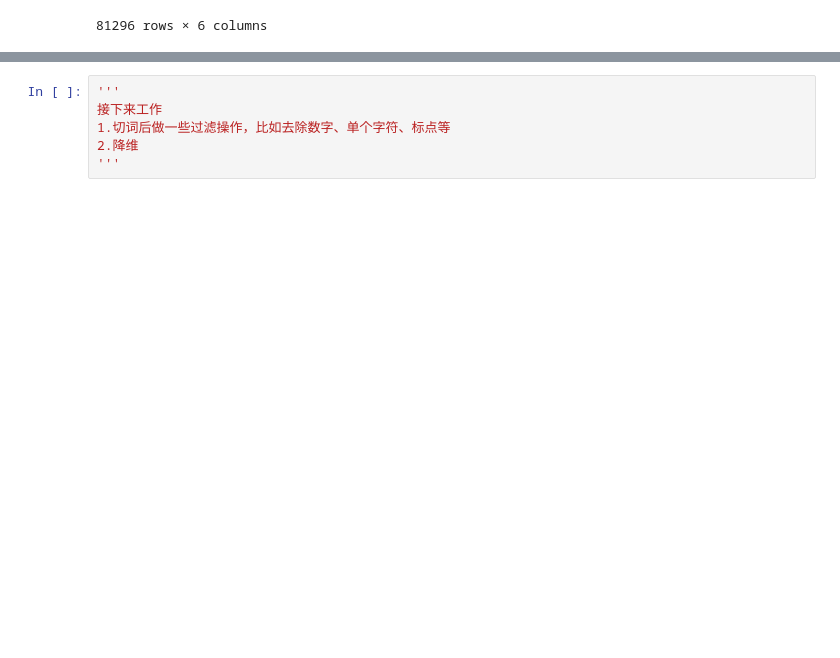
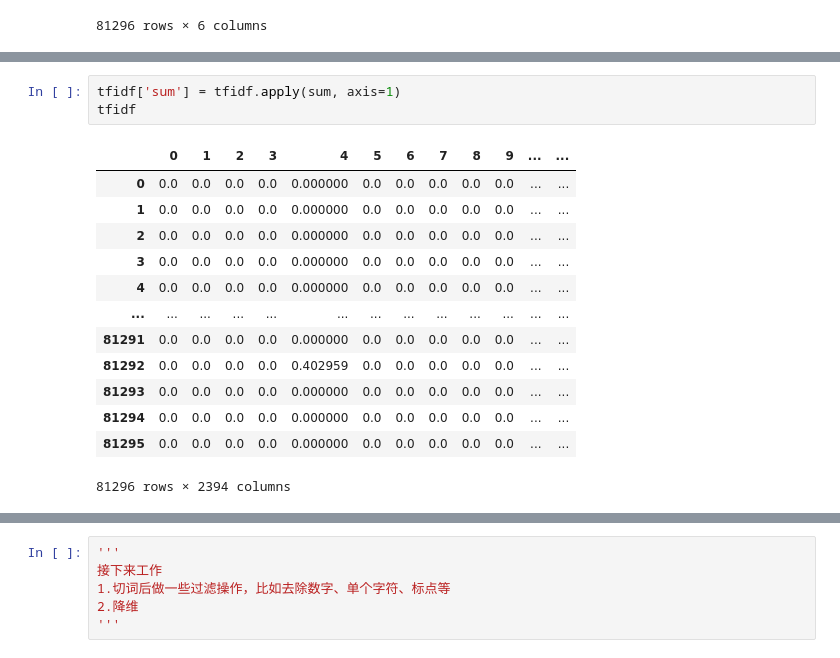
Before and after one commit to slowisfast2030/golden_data, a Jupyter notebook: feature_tfidf.ipynb, the cells around one changed output, grey strips where cells are left out. Saved outputs shown, nothing was run; the diff lists cells and outputs as text; blank space fills up the shorter version.

```diff
--- a/feature_tfidf.ipynb
+++ b/feature_tfidf.ipynb
@@ -102,0 +161,17 @@ pd.DataFrame(vector.toarray())
+# %%
+tfidf['sum'] = tfidf.apply(sum, axis=1)
+tfidf
+# %% [output]
+|  | 0 | 1 | 2 | 3 | 4 | 5 | 6 | 7 | 8 | 9 | ... | ... |
+| 0 | 0.0 | 0.0 | 0.0 | 0.0 | 0.000000 | 0.0 | 0.0 | 0.0 | 0.0 | 0.0 | ... | ... |
+| 1 | 0.0 | 0.0 | 0.0 | 0.0 | 0.000000 | 0.0 | 0.0 | 0.0 | 0.0 | 0.0 | ... | ... |
+| 2 | 0.0 | 0.0 | 0.0 | 0.0 | 0.000000 | 0.0 | 0.0 | 0.0 | 0.0 | 0.0 | ... | ... |
+| 3 | 0.0 | 0.0 | 0.0 | 0.0 | 0.000000 | 0.0 | 0.0 | 0.0 | 0.0 | 0.0 | ... | ... |
+| 4 | 0.0 | 0.0 | 0.0 | 0.0 | 0.000000 | 0.0 | 0.0 | 0.0 | 0.0 | 0.0 | ... | ... |
+| ... | ... | ... | ... | ... | ... | ... | ... | ... | ... | ... | ... | ... |
+| 81291 | 0.0 | 0.0 | 0.0 | 0.0 | 0.000000 | 0.0 | 0.0 | 0.0 | 0.0 | 0.0 | ... | ... |
+| 81292 | 0.0 | 0.0 | 0.0 | 0.0 | 0.402959 | 0.0 | 0.0 | 0.0 | 0.0 | 0.0 | ... | ... |
+| 81293 | 0.0 | 0.0 | 0.0 | 0.0 | 0.000000 | 0.0 | 0.0 | 0.0 | 0.0 | 0.0 | ... | ... |
+| 81294 | 0.0 | 0.0 | 0.0 | 0.0 | 0.000000 | 0.0 | 0.0 | 0.0 | 0.0 | 0.0 | ... | ... |
+| 81295 | 0.0 | 0.0 | 0.0 | 0.0 | 0.000000 | 0.0 | 0.0 | 0.0 | 0.0 | 0.0 | ... | ... |
+81296 rows × 2394 columns
```
Also changed, not shown: parts of 6 cells of this notebook, 3 other files.
